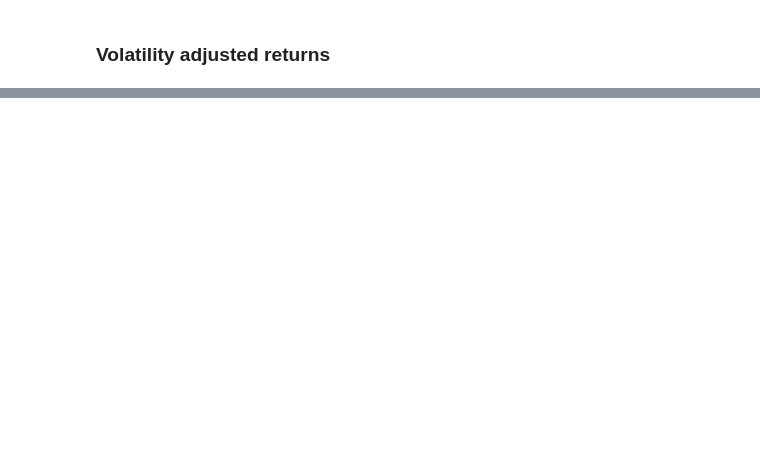
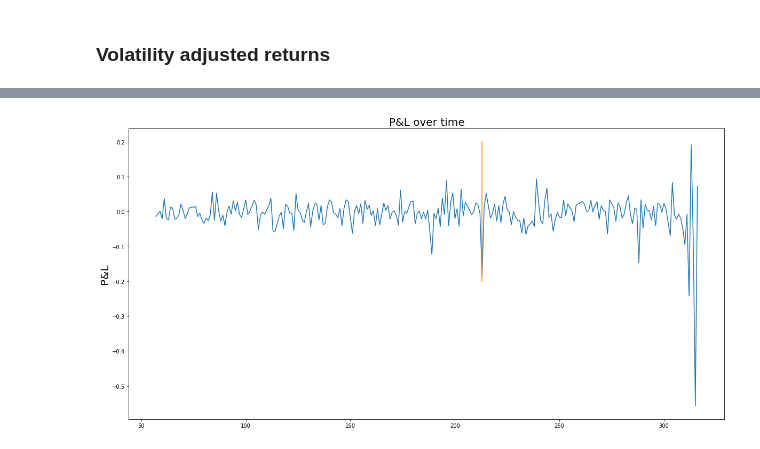
Before and after one commit to dsman1823/kul_risk_in_fin_inst_task_1, a Jupyter notebook: impl/assignment.ipynb, the cells around one changed output, grey strips where cells are left out. Drawn from its saved outputs; the diff is of its cells as text; code cells hidden in the pictures; blank space fills up the shorter version.

```diff
--- a/impl/assignment.ipynb
+++ b/impl/assignment.ipynb
@@ -310,0 +290,2 @@ plt.show()
+# %%
+prices2023.columns = ['CS']
@@ -310,0 +308,6 @@ plt.show()
+# %%
+daily_returns2023 = prices2023.pct_change(1).tail(-1)
+N2023 = len(daily_returns2023)
+# %%
+investment_values2023 = 1 + daily_returns2023
+investment_values2023.columns = ['Portfolio']
@@ -310,0 +330,16 @@ plt.show()
+# %%
+pnl2023 = investment_values2023['Portfolio'] - TOTAL
+# %%
+from matplotlib import pyplot as plt
+
+
+plt.rcParams["figure.figsize"] = (20,10)
+
+
+plt.plot(pnl2023.index.to_numpy(), pnl2023)
+plt.plot([213 for _ in range(0, N2023)], np.linspace(-.2, .2, N2023))
+plt.ylabel('P&L', fontsize=20)
+plt.title('P&L over time', fontsize=20)
+plt.show()
+# %% [output]
+[figure, added]
```
Also changed, not shown: parts of 29 cells of this notebook.
